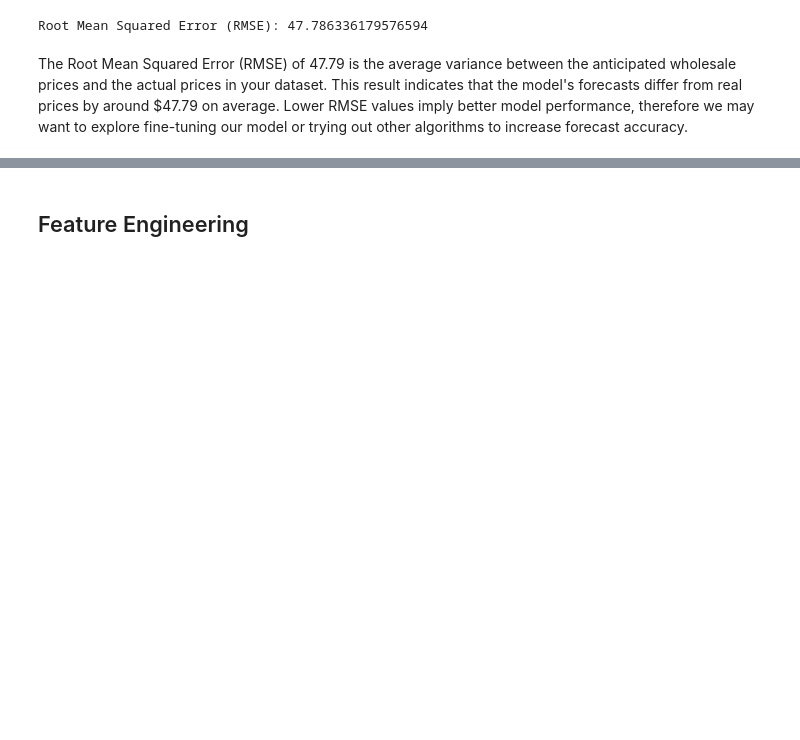
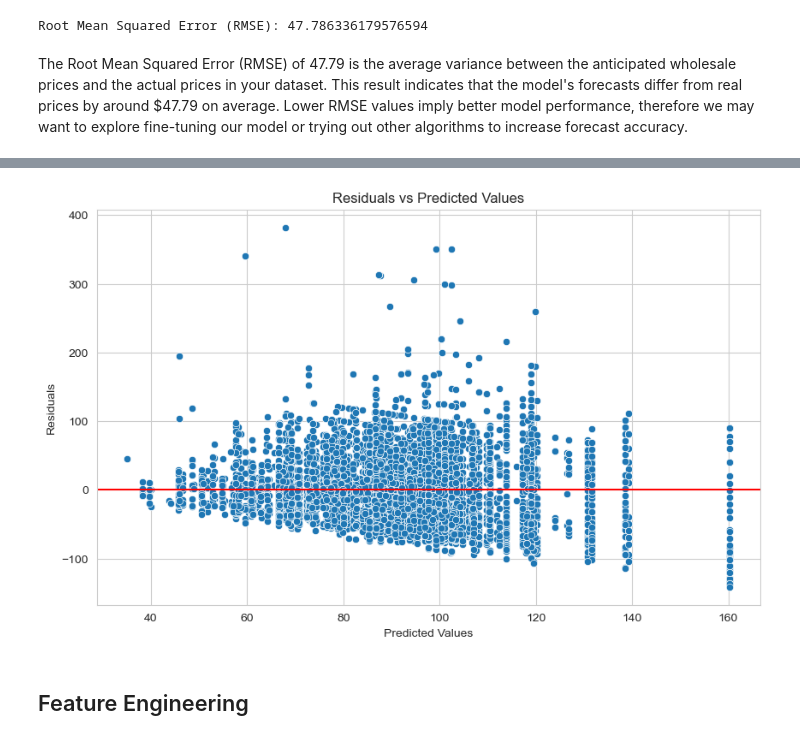
Before and after one commit to Dev-Org-com/CROP_PRICE_PREDICTION, a Jupyter notebook: Ministry_of_Agriculture_Data.ipynb, the cells around one changed output, grey strips where cells are left out. Saved outputs shown, nothing was run; the diff lists cells and outputs as text; code cells hidden in the pictures; blank space fills up the shorter version.

```diff
--- a/Ministry_of_Agriculture_Data.ipynb
+++ b/Ministry_of_Agriculture_Data.ipynb
@@ -1249,3 +1283,26 @@ The Root Mean Squared Error (RMSE) of 47.79 is the average variance between the
+# %%
+# Assuming X_test and model are already defined for your data_cleaned
+
+# Transform the test data using the same preprocessor used for the training data
+X_test_preprocessed = encoder.transform(X_test).toarray()
+X_test_preprocessed = sm.add_constant(X_test_preprocessed)
+
+# Predict using the trained model
+predicted_values = model.predict(X_test_preprocessed)
+
+# Calculate residuals
+residuals = y_test - predicted_values
+
+# Plot residuals vs predicted values
+plt.figure(figsize=(10, 6))
+sns.scatterplot(x=predicted_values, y=residuals)
+plt.axhline(y=0, color='r', linestyle='-')
+plt.title('Residuals vs Predicted Values')
+plt.xlabel('Predicted Values')
+plt.ylabel('Residuals')
+plt.show()
+# %% [output]
+[figure, added]
 # %% [markdown]
 ## Feature Engineering
 # %% [markdown]
```
Also changed, not shown: parts of 30 cells of this notebook.
